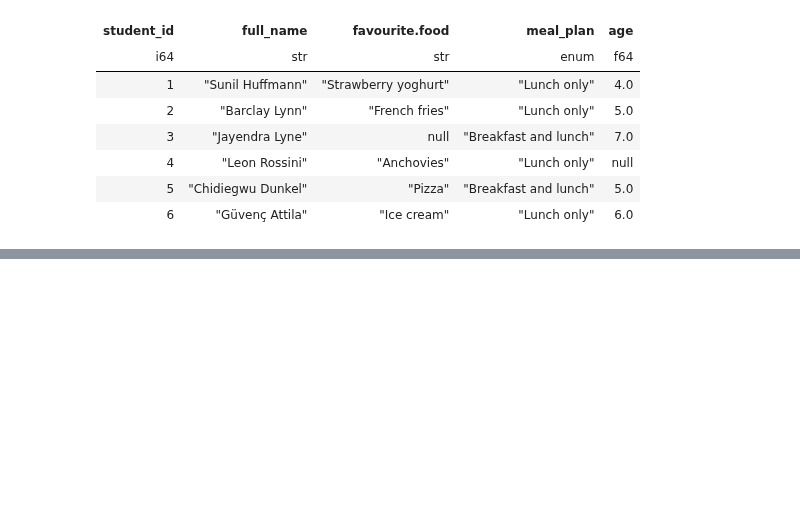
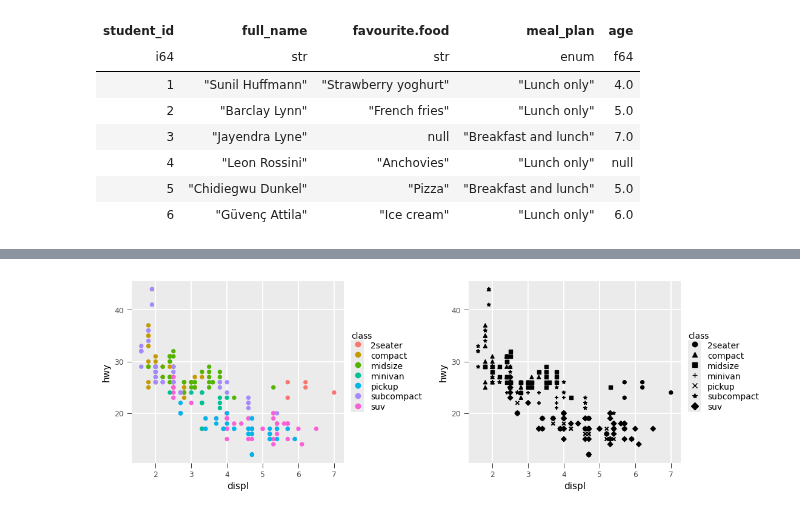
Before and after one commit to huangziwei/hea, a Jupyter notebook: example/books/dataframe.ipynb, the cells around one changed output, grey strips where cells are left out. Cells and saved outputs as stored; diff of their text form; code cells hidden in the pictures; blank space fills up the shorter version.

Commit message:
fix: ggplot/geom*(group)

```diff
--- a/example/books/dataframe.ipynb
+++ b/example/books/dataframe.ipynb
@@ -1037,0 +1041,3 @@ shape: (6, 5)
+# %%
+mpg = hea.data("mpg", package="ggplot2")
+mpg
@@ -1037,0 +1059,6 @@ shape: (6, 5)
+# %%
+p1 = mpg.ggplot(x="displ", y="hwy", color="class").geom_point()
+p2 = mpg.ggplot(x="displ", y="hwy", shape="class").geom_point()
+p1 | p2
+# %% [output]
+[figure, added]
```
Also changed, not shown: parts of 16 cells of this notebook, 16 other files.
